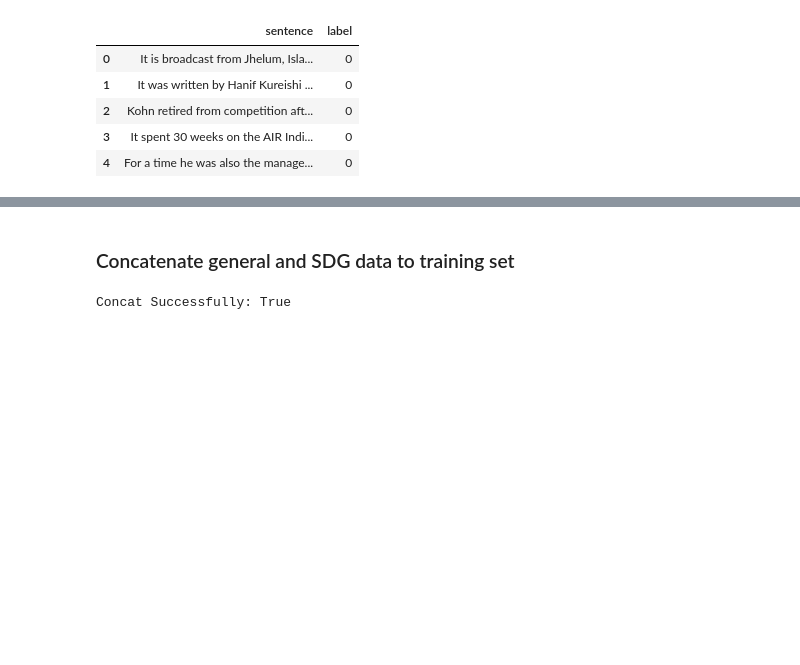
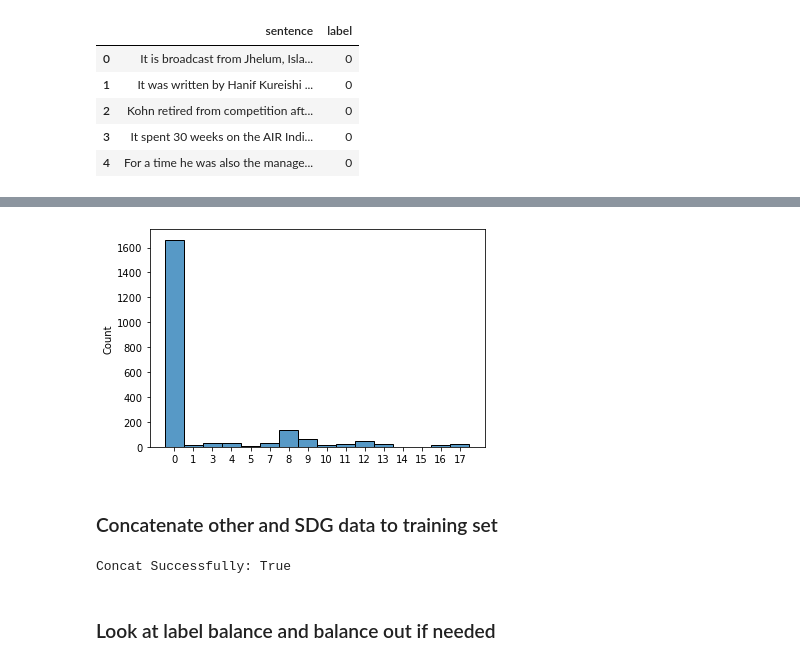
Before and after one commit to Thoma997/SDG-BERT, a Jupyter notebook: create_training_set.ipynb, the cells around one changed output, grey strips where cells are left out. Drawn from its saved outputs; the diff is of its cells as text; code cells hidden in the pictures; blank space fills up the shorter version.

```diff
--- a/create_training_set.ipynb
+++ b/create_training_set.ipynb
@@ -136,0 +146,2 @@ df_wiki.to_csv('./datasets/general_text.csv', index=False)
+# %%
+df_dev_test = pd.read_excel('./datasets/dev_test_set_u_prelabelled_labelled_2000.xlsx')
@@ -136,0 +157,6 @@ df_wiki.to_csv('./datasets/general_text.csv', index=False)
+# %%
+df_indeed_train = df_dev_test.loc[~df_dev_test['human_label'].isnull(), :]
+# %%
+df_indeed_train = df_indeed_train[['sentence', 'human_label']]
+# %%
+df_indeed_train.columns = ['sentence', 'label']
@@ -137,5 +174,9 @@ df_wiki.to_csv('./datasets/general_text.csv', index=False)
+# %%
+sns_histplot = sns.histplot(sorted([label for int_label in df_indeed_train['label'] for label in re.findall(r"[\w']+", str(int_label))], key=int))
+# %% [output]
+[figure, added]
 # %% [markdown]
-### Concatenate general and SDG data to training set
+### Concatenate other and SDG data to training set
 # %%
 # load clean versions of the datasets
 # and concatenate them
@@ -171,0 +198,2 @@ df['on_hot_class'] = df['class'].apply(lambda x: one_hot_encode(x))
+# %% [markdown]
+### Look at label balance and balance out if needed
```
Also changed, not shown: parts of 22 cells of this notebook, 2 other files.
